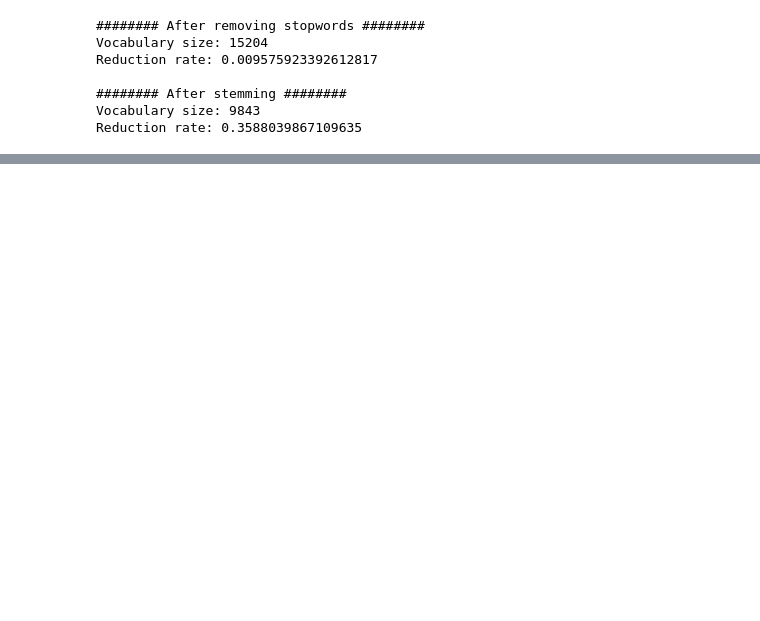
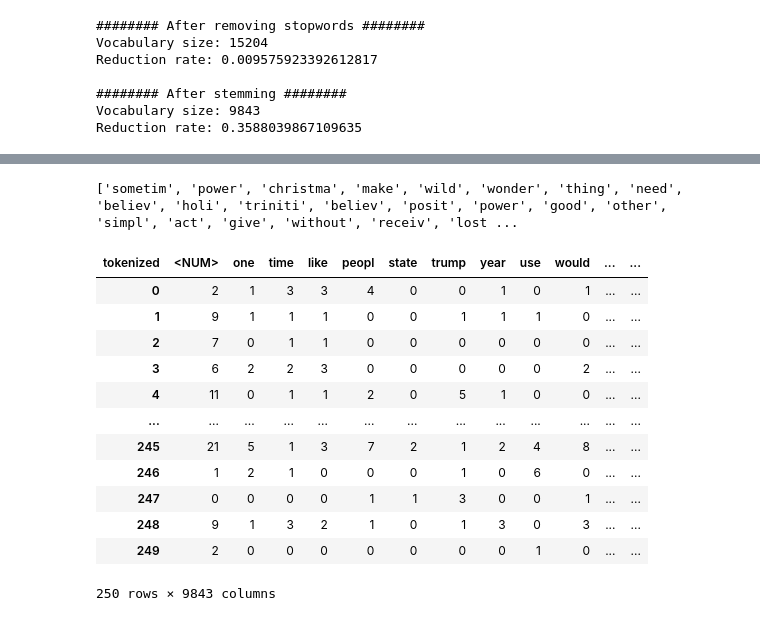
Before and after one commit to MikkelPraestegaard/GDS-final-assignment, a Jupyter notebook: Code.ipynb, the cells around one changed output, grey strips where cells are left out. Saved outputs shown, nothing was run; the diff lists cells and outputs as text; code cells hidden in the pictures; blank space fills up the shorter version.

```diff
--- a/Code.ipynb
+++ b/Code.ipynb
@@ -202,9 +204,25 @@ def data_split(X, y, train_frac = 0.8, test_frac = 0.1, val_frac = 0.1, stratify
 # %%
 def prepare_dataset(data):
 
-    tokens, _ = word_count(data['tokenized'])
+    vocab = wordcount(data['tokenized'])[0:10000].index
+    vectorizer = CountVectorizer(vocabulary=vocab, tokenizer=lambda x: x, lowercase=False)
+    counts = vectorizer.fit_transform(data['tokenized'])
 
-    tokens = tokens[0:10000]
-
-    for token_list in data['tokenized']:
-        word_count()
+    return counts
+# %%
+prepare_dataset(df)
+# %% [output]
+['sometim', 'power', 'christma', 'make', 'wild', 'wonder', 'thing', 'need', 'believ', 'holi', 'triniti', 'believ', 'posit', 'power', 'good', 'other', 'simpl', 'act', 'give', 'without', 'receiv', 'lost ...
+| tokenized | <NUM> | one | time | like | peopl | state | trump | year | use | would | ... | ... |
+| 0 | 2 | 1 | 3 | 3 | 4 | 0 | 0 | 1 | 0 | 1 | ... | ... |
+| 1 | 9 | 1 | 1 | 1 | 0 | 0 | 1 | 1 | 1 | 0 | ... | ... |
+| 2 | 7 | 0 | 1 | 1 | 0 | 0 | 0 | 0 | 0 | 0 | ... | ... |
+| 3 | 6 | 2 | 2 | 3 | 0 | 0 | 0 | 0 | 0 | 2 | ... | ... |
+| 4 | 11 | 0 | 1 | 1 | 2 | 0 | 5 | 1 | 0 | 0 | ... | ... |
+| ... | ... | ... | ... | ... | ... | ... | ... | ... | ... | ... | ... | ... |
+| 245 | 21 | 5 | 1 | 3 | 7 | 2 | 1 | 2 | 4 | 8 | ... | ... |
+| 246 | 1 | 2 | 1 | 0 | 0 | 0 | 1 | 0 | 6 | 0 | ... | ... |
+| 247 | 0 | 0 | 0 | 0 | 1 | 1 | 3 | 0 | 0 | 1 | ... | ... |
+| 248 | 9 | 1 | 3 | 2 | 1 | 0 | 1 | 3 | 0 | 3 | ... | ... |
+| 249 | 2 | 0 | 0 | 0 | 0 | 0 | 0 | 0 | 1 | 0 | ... | ... |
+250 rows × 9843 columns
```
Also changed, not shown: parts of 4 cells of this notebook.
